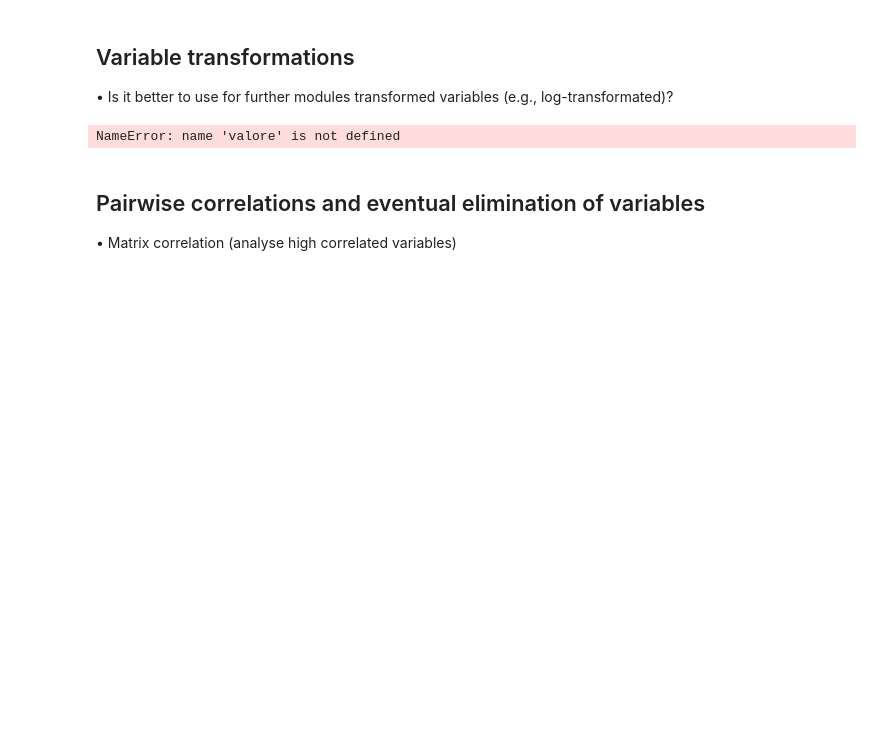
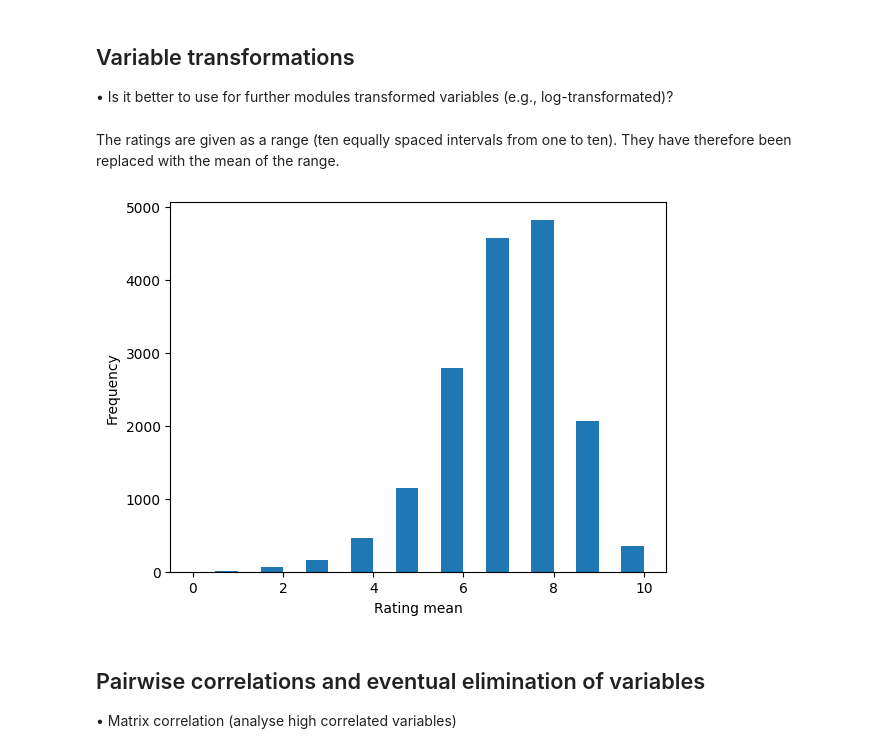
Before and after one commit to luigiascio/Data-Mining-I, a Jupyter notebook: DM1_project.ipynb, the cells around one changed output. Saved outputs shown, nothing was run; the diff lists cells and outputs as text; code cells hidden in the pictures; blank space fills up the shorter version.

Commit message:
Rating Mean

```diff
--- a/DM1_project.ipynb
+++ b/DM1_project.ipynb
@@ -161,20 +164,31 @@ plt.show()
 # %% [markdown]
 ## Variable transformations
  • Is it better to use for further modules transformed variables (e.g., log-transformated)?
+# %% [markdown]
+The ratings are given as a range (ten equally spaced intervals from one to ten). They have therefore been replaced with the mean of the range.
 # %%
 #function to calculate the interval mean
 def interval_mean(value):
 # Rimuove i caratteri '[' e ')' e divide usando ','
-    estremi = valore.replace('(', '').replace(']', '').split(',')
+    estremi = value.replace('(', '').replace(']', '').split(',')
     minimo = float(estremi[0])
     massimo = float(estremi[1])
     # Calcola e restituisce la media
     return (minimo + massimo) / 2
 
 # Applica la funzione alla colonna 'Intervallo' per ottenere la media
-df['Media'] = df['rating'].apply(interval_mean)
+df['ratingMean'] = df['rating'].apply(interval_mean)
-# %% [output]
-NameError: name 'valore' is not defined
+# %%
+# Creare bin di larghezza bin_width
+bin_width = 0.5
+bins = np.arange(0, 10 + bin_width, bin_width)
+
+plt.hist(df['ratingMean'], bins = bins)
+plt.xlabel('Rating mean')
+plt.ylabel('Frequency')
+plt.show()
+# %% [output]
+[figure, added]
 # %% [markdown]
 ## Pairwise correlations and eventual elimination of variables
  • Matrix correlation (analyse high correlated variables)
```
Also changed, not shown: parts of 1 cell of this notebook.
